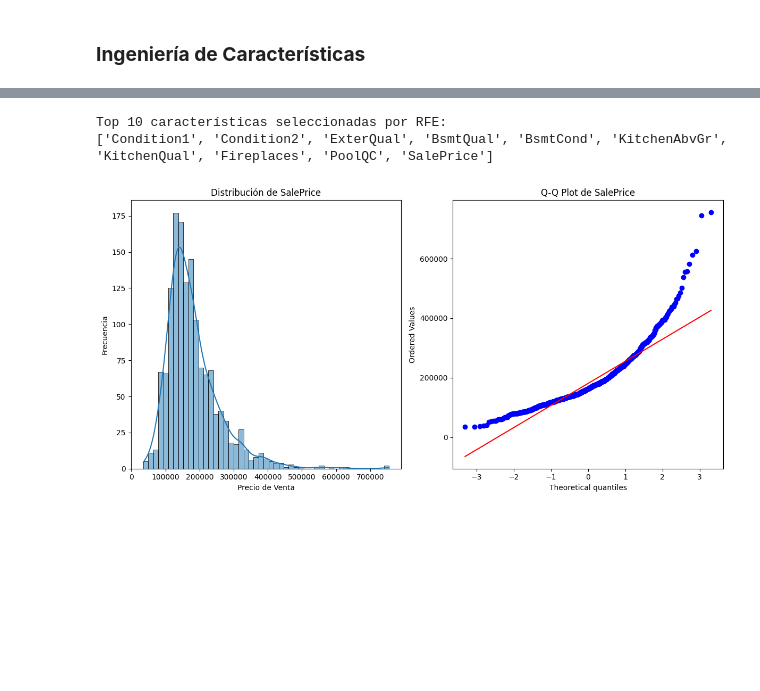
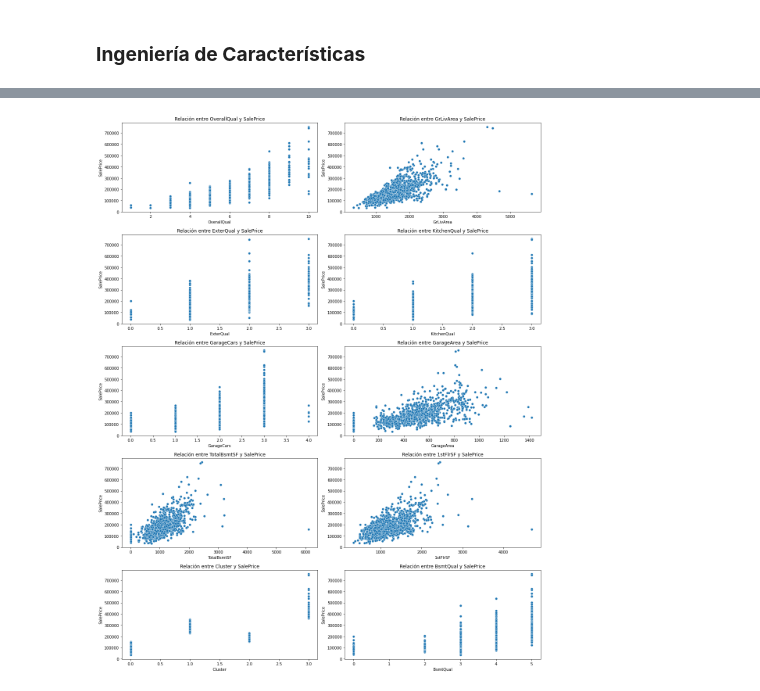
Before and after one commit to paulabaal12/PROY2-DM, a Jupyter notebook: proyecto.ipynb, the cells around one changed output, grey strips where cells are left out. Drawn from its saved outputs; the diff is of its cells as text; code cells hidden in the pictures; blank space fills up the shorter version.

```diff
--- a/proyecto.ipynb
+++ b/proyecto.ipynb
@@ -400,30 +396,15 @@ Name: SalePrice, dtype: float64
-# %%
-
-lr = LinearRegression()
-selector = RFE(lr, n_features_to_select=10, step=1)
-selector = selector.fit(X_train, y_train)
-rfe_support = selector.get_support()
-rfe_features = X_train.columns[rfe_support]
-print("\nTop 10 características seleccionadas por RFE:")
-print(rfe_features.tolist())
-# %% [output]
-Top 10 características seleccionadas por RFE:
-['Condition1', 'Condition2', 'ExterQual', 'BsmtQual', 'BsmtCond', 'KitchenAbvGr', 'KitchenQual', 'Fireplaces', 'PoolQC', 'SalePrice']
-# %%
-# Histograma de SalePrice
-
-plt.figure(figsize=(12, 6))
-plt.subplot(1, 2, 1)
-sns.histplot(data['SalePrice'], kde=True)
-plt.title('Distribución de SalePrice')
-plt.xlabel('Precio de Venta')
-plt.ylabel('Frecuencia')
-
-plt.subplot(1, 2, 2)
-stats.probplot(data['SalePrice'], plot=plt)
-plt.title('Q-Q Plot de SalePrice')
-
-plt.tight_layout()
-plt.show()
-# %% [output]
-[figure, removed]
+# %%
+top_features = ['OverallQual', 'GrLivArea', 'ExterQual', 'KitchenQual',
+                'GarageCars', 'GarageArea', 'TotalBsmtSF', '1stFlrSF', 'Cluster', 'BsmtQual']
+
+plt.figure(figsize=(16, 20))
+
+for i, feature in enumerate(top_features, 1):
+    plt.subplot(5, 2, i)
+    sns.scatterplot(x=data[feature], y=data['SalePrice'])
+    plt.title(f'Relación entre {feature} y SalePrice')
+
+plt.tight_layout()
+plt.show()
+# %% [output]
+[figure, added]
```
Also changed, not shown: parts of 29 cells of this notebook.
